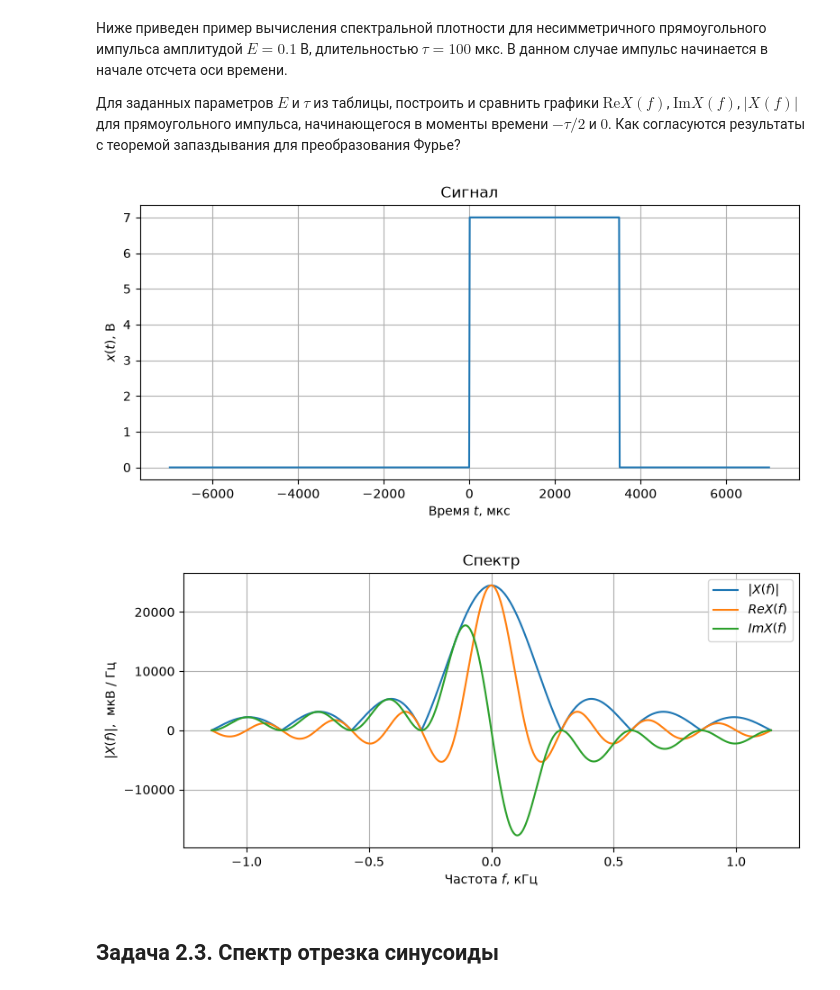
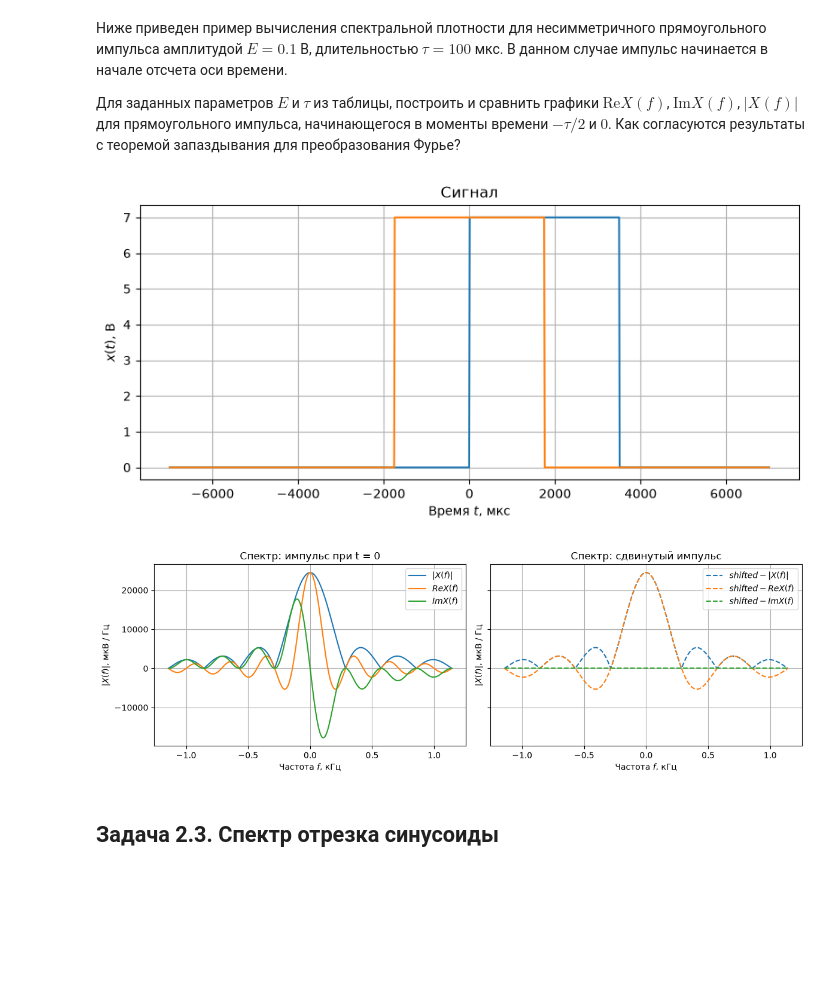
Before and after one commit to Bebriali/lab_rph, a Jupyter notebook: Lab1_task_ostashkinmaxim.ipynb, the cells around one changed output. Drawn from its saved outputs; the diff is of its cells as text; code cells hidden in the pictures; blank space fills up the shorter version.

```diff
--- a/Lab1_task_ostashkinmaxim.ipynb
+++ b/Lab1_task_ostashkinmaxim.ipynb
@@ -483,38 +483,55 @@ lvl of scnd peak is 46.731115911159606
 # %%
 tau=3500*1e-6 #3500 мкс
 
 f_band=np.linspace(-4/tau, 4/tau, 1000) # 1000 - число точек в диапазоне, в которых вычисляется X(f)
 
 def boxcar(t, tau):
     if 0<t<tau:
         return 7 # 0.1 В
     else:
         return 0.0 # 0 В
 
+def boxcar_shift(t, tau):
+    if -tau/2<t<tau/2:
+        return 7 # 0.1 В
+    else:
+        return 0.0 # 0 В
+
 t_band=np.linspace(-2*tau, 2*tau, 1024)
 plt.figure(figsize=[8, 4])
 plt.plot(t_band*1e6, [boxcar(t, tau) for t in t_band])
+plt.plot(t_band*1e6, [boxcar_shift(t, tau) for t in t_band])
 plt.xlabel("Время $t$, мкс")
 plt.ylabel("$x(t)$, В")
 plt.title("Сигнал")
 plt.tight_layout()
 plt.grid()
 plt.show()
 
-plt.figure(figsize=[8, 4])
-plt.plot(f_band/1e3, fourier_transform(signal=boxcar, f_band=f_band, tau=tau, t1=-2*tau, t2=2*tau, res_type="abs")*1e6, label='$|X(f)|$')
-plt.plot(f_band/1e3, fourier_transform(signal=boxcar, f_band=f_band, tau=tau, t1=-2*tau, t2=2*tau, res_type="Re")*1e6, label='${Re }X(f)$')
-plt.plot(f_band/1e3, fourier_transform(signal=boxcar, f_band=f_band, tau=tau, t1=-2*tau, t2=2*tau, res_type="Im")*1e6, label='${Im }X(f)$')
-plt.xlabel("Частота $f$, кГц")
-plt.ylabel("$|X(f)|$,  мкВ / Гц")
-plt.title("Спектр")
-plt.legend(loc='best', bbox_to_anchor=(1, 1))
+fig, (ax1, ax2) = plt.subplots(1, 2, figsize=(12, 4), sharey = True)
+ax1.plot(f_band/1e3, fourier_transform(signal=boxcar, f_band=f_band, tau=tau, t1=-2*tau, t2=2*tau, res_type="abs")*1e6, label='$|X(f)|$')
+ax1.plot(f_band/1e3, fourier_transform(signal=boxcar, f_band=f_band, tau=tau, t1=-2*tau, t2=2*tau, res_type="Re")*1e6, label='${Re }X(f)$')
+ax1.plot(f_band/1e3, fourier_transform(signal=boxcar, f_band=f_band, tau=tau, t1=-2*tau, t2=2*tau, res_type="Im")*1e6, label='${Im }X(f)$')
+ax1.set_xlabel("Частота $f$, кГц")
+ax1.set_ylabel("$|X(f)|$, мкВ / Гц")
+ax1.set_title("Спектр: импульс при t = 0")
+ax1.legend(loc='best')
+ax1.grid()
+
+ax2.plot(f_band/1e3, fourier_transform(signal=boxcar_shift, f_band=f_band, tau=tau, t1=-2*tau, t2=2*tau, res_type="abs")*1e6, label='$shifted - |X(f)|$', linestyle='--')
+ax2.plot(f_band/1e3, fourier_transform(signal=boxcar_shift, f_band=f_band, tau=tau, t1=-2*tau, t2=2*tau, res_type="Re")*1e6, label='$shifted - {Re }X(f)$', linestyle='--')
+ax2.plot(f_band/1e3, fourier_transform(signal=boxcar_shift, f_band=f_band, tau=tau, t1=-2*tau, t2=2*tau, res_type="Im")*1e6, label='$shifted - {Im }X(f)$', linestyle='--')
+ax2.set_xlabel("Частота $f$, кГц")
+ax2.set_ylabel("$|X(f)|$, мкВ / Гц")
+ax2.set_title("Спектр: сдвинутый импульс")
+ax2.legend(loc='best', bbox_to_anchor=(1, 1))
+ax2.grid()
+
 plt.tight_layout()
-plt.grid()
 plt.show()
 # %% [output]
-[figure, old version]
+[figure, new version]
-[figure, old version]
+[figure, new version]
 # %% [markdown]
 ## Задача 2.3. Спектр отрезка синусоиды
 # %% [markdown]
```
Also changed, not shown: parts of 1 cell of this notebook.
